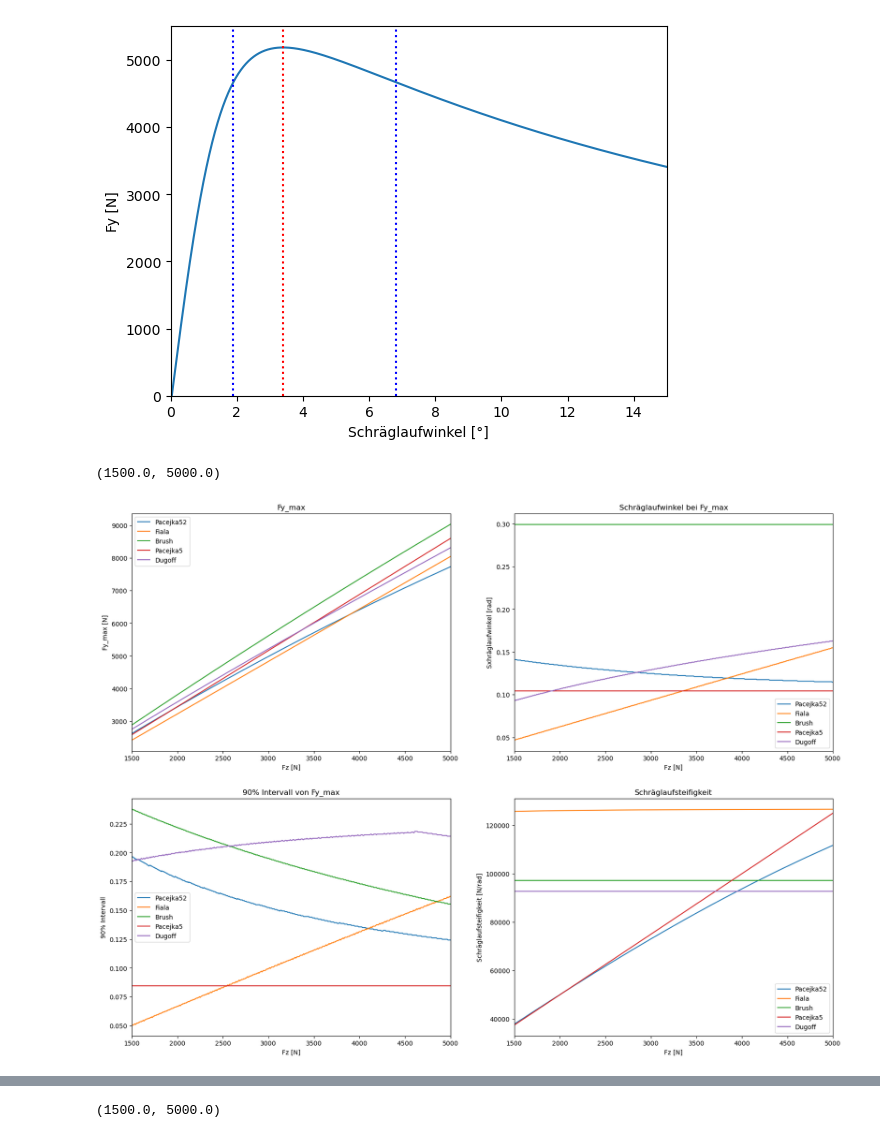
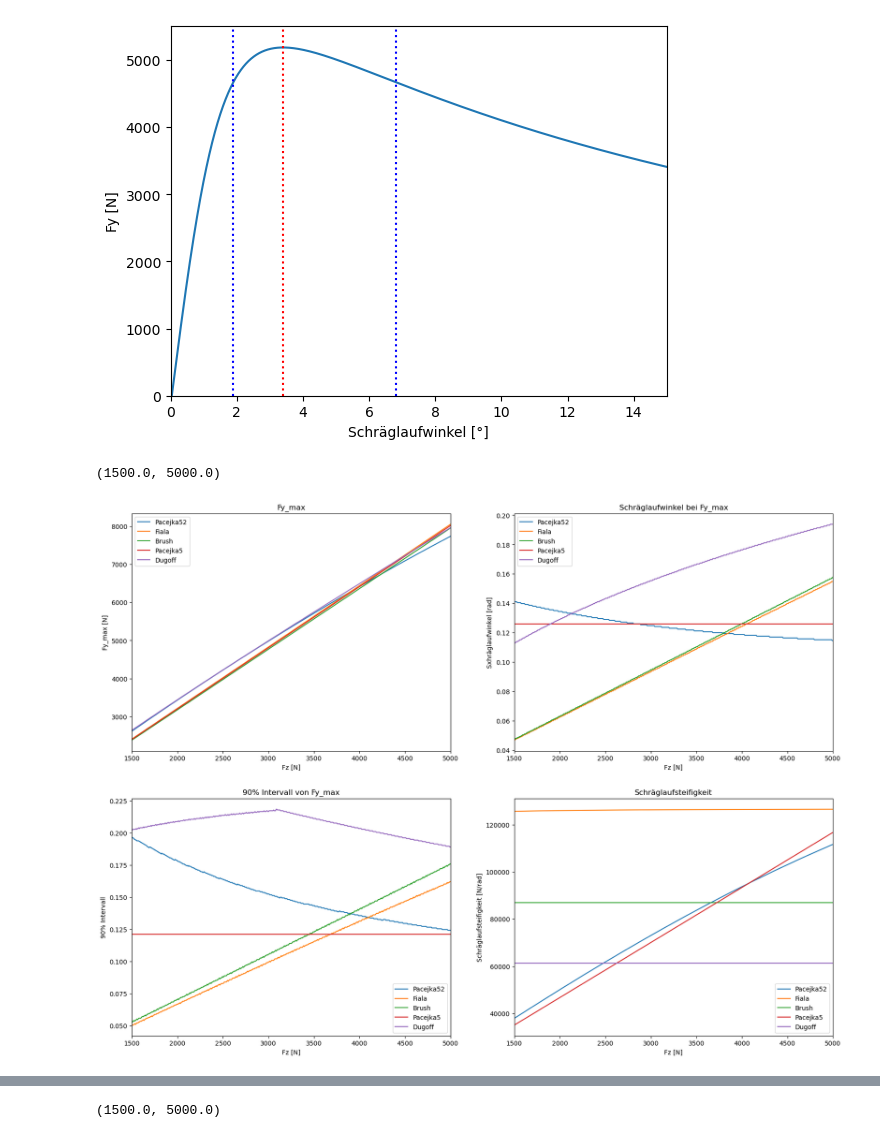
Before and after one commit to BenediktRuhland/SA-Tire-model, a Jupyter notebook: comparision/Fz_Plots.ipynb, the cells around one changed output, grey strips where cells are left out. Saved outputs shown, nothing was run; the diff lists cells and outputs as text; code cells hidden in the pictures.

```diff
--- a/comparision/Fz_Plots.ipynb
+++ b/comparision/Fz_Plots.ipynb
@@ -175,8 +175,8 @@ Fy_max_pa5 = np.zeros(len(Fz))
 Fy_max_dugoff = np.zeros(len(Fz))
 for j in range(len(Fz)):
     Fy_max_pa[j] = np.max(pa52.Pacejka52_lat(Fz[j],Sy,IA,Fz0)[0])
-    Fy_max_fiala[j] = np.max(fi.fiala_lat(Sy,Fz[j],pam.C_lat,pam.mu1,pam.mu2))
-    Fy_max_brush[j] = np.max(br.brush_lat(Sy, Fz[j], pam.mu_b_lat, pam.Ca_b_lat))
+    Fy_max_fiala[j] = np.max(fi.fiala_lat(Sy,Fz[j],pam.fi_C_lat,pam.fi_mu1,pam.fi_mu2))
+    Fy_max_brush[j] = np.max(br.brush_lat(Sy, Fz[j], pam.mu_b_lat, pam.Ca_b_lat, pam.lam_b_lat))
     Fy_max_pa5[j] = np.max(pa52.Pacejka5_lat_pa(Sy,Fz[j],pam.B_lat,pam.C_lat,pam.D_lat,pam.E_lat))
     Fy_max_dugoff[j] = np.max(du.dugoff_lat(Sx,Sy,Fz[j],pam.Cs_lat,pam.Ca_lat,pam.mu_lat))
 ax[0,0].plot(Fz,Fy_max_pa, label = 'Pacejka52')
@@ -198,8 +198,8 @@ Fy_max_pa5 = np.zeros(len(Fz))
 Fy_max_dugoff = np.zeros(len(Fz))
 for j in range(len(Fz)):
     Fy_max_pa[j] = np.argmax(pa52.Pacejka52_lat(Fz[j],Sy,IA,Fz0)[0])   / i * 0.3
-    Fy_max_fiala[j] = np.argmax(fi.fiala_lat(Sy,Fz[j],pam.C_lat,pam.mu1,pam.mu2))/ i * 0.3
-    Fy_max_brush[j] = np.argmax(br.brush_lat(Sy, Fz[j], pam.mu_b_lat, pam.Ca_b_lat))/ i * 0.3
+    Fy_max_fiala[j] = np.argmax(fi.fiala_lat(Sy,Fz[j],pam.fi_C_lat,pam.fi_mu1,pam.fi_mu2))/ i * 0.3
+    Fy_max_brush[j] = np.argmax(br.brush_lat(Sy, Fz[j], pam.mu_b_lat, pam.Ca_b_lat, pam.lam_b_lat))/ i * 0.3
     Fy_max_pa5[j] = np.argmax(pa52.Pacejka5_lat_pa(Sy,Fz[j],pam.B_lat,pam.C_lat,pam.D_lat,pam.E_lat))/ i * 0.33
     Fy_max_dugoff[j] = np.argmax(du.dugoff_lat(Sx,Sy,Fz[j],pam.Cs_lat,pam.Ca_lat,pam.mu_lat))/ i * 0.3
 ax[0,1].plot(Fz,Fy_max_pa, label = 'Pacejka52')
@@ -221,8 +221,8 @@ Fy_max_pa5 = np.zeros(len(Fz))
 Fy_max_dugoff = np.zeros(len(Fz))
 for j in range(len(Fz)):
     Fy_max_pa[j] = Fy_intervall(pa52.Pacejka52_lat(Fz[j],Sy,IA,Fz0)[0],Fz[j],0.9)[0]
-    Fy_max_fiala[j] = Fy_intervall(fi.fiala_lat(Sy,Fz[j],pam.C_lat,pam.mu1,pam.mu2),Fz[j],0.9)[0]
-    Fy_max_brush[j] = Fy_intervall(br.brush_lat(Sy, Fz[j], pam.mu_b_lat, pam.Ca_b_lat),Fz[j],0.9)[0]
+    Fy_max_fiala[j] = Fy_intervall(fi.fiala_lat(Sy,Fz[j],pam.fi_C_lat,pam.fi_mu1,pam.fi_mu2),Fz[j],0.9)[0]
+    Fy_max_brush[j] = Fy_intervall(br.brush_lat(Sy, Fz[j], pam.mu_b_lat, pam.Ca_b_lat, pam.lam_b_lat),Fz[j],0.9)[0]
     Fy_max_pa5[j] = Fy_intervall(pa52.Pacejka5_lat_pa(Sy,Fz[j],pam.B_lat,pam.C_lat,pam.D_lat,pam.E_lat),Fz[j],0.9)[0]
     Fy_max_dugoff[j] = Fy_intervall(du.dugoff_lat(Sx,Sy,Fz[j],pam.Cs_lat,pam.Ca_lat,pam.mu_lat),Fz[j],0.9)[0]
 ax[1,0].plot(Fz,Fy_max_pa, label = 'Pacejka52')
@@ -236,34 +236,34 @@ ax[1,0].set_ylabel('90% Intervall')
 ax[1,0].set_title('90% Intervall von Fy_max')
 ax[1,0].set_xlim(1500,5000)
 
 #Schräglaufsteifigkeit
 
 B_lat = -9.06434405
 C_lat = 1.60162373
 D_lat = -1.72069169
 E_lat = -0.80265574
 
 Fy_max_pa = np.zeros(len(Fz))
 Fy_max_fiala = np.zeros(len(Fz))
 Fy_max_brush = np.zeros(len(Fz))
 Fy_max_pa5 = np.zeros(len(Fz))
 Fy_max_dugoff = np.zeros(len(Fz))
 for j in range(len(Fz)):
     Fy_max_pa[j] = diff_Pacejka(pa52.Pacejka52_lat(Fz[j],Sy,IA,Fz0)[0],Sy)[0]
-    Fy_max_fiala[j] = diff_Pacejka(fi.fiala_lat(Sy,Fz[j],pam.C_lat,pam.mu1,pam.mu2),Sy)[0]
-    Fy_max_brush[j] = diff_Pacejka(br.brush_lat(Sy, Fz[j], pam.mu_b_lat, pam.Ca_b_lat),Sy)[0]
-    Fy_max_pa5[j] = diff_Pacejka(pa52.Pacejka5_lat_pa(Sy,Fz[j],B_lat,C_lat,D_lat,E_lat),Sy)[0]
+    Fy_max_fiala[j] = diff_Pacejka(fi.fiala_lat(Sy,Fz[j],pam.fi_C_lat,pam.fi_mu1,pam.fi_mu2),Sy)[0]
+    Fy_max_brush[j] = diff_Pacejka(br.brush_lat(Sy, Fz[j], pam.mu_b_lat, pam.Ca_b_lat, pam.lam_b_lat),Sy)[0]
+    Fy_max_pa5[j] = diff_Pacejka(pa52.Pacejka5_lat_pa(Sy,Fz[j],pam.B_lat,pam.C_lat,pam.D_lat,pam.E_lat),Sy)[0]
     Fy_max_dugoff[j] = diff_Pacejka(du.dugoff_lat(Sx,Sy,Fz[j],pam.Cs_lat,pam.Ca_lat,pam.mu_lat),Sy)[0]
 ax[1,1].plot(Fz,Fy_max_pa, label = 'Pacejka52')
 ax[1,1].plot(Fz,Fy_max_fiala, label = 'Fiala')
 ax[1,1].plot(Fz,Fy_max_brush, label = 'Brush')
 ax[1,1].plot(Fz,Fy_max_pa5, label = 'Pacejka5')
 ax[1,1].plot(Fz,Fy_max_dugoff, label = 'Dugoff')
 ax[1,1].legend()
 ax[1,1].set_xlabel('Fz [N]')
 ax[1,1].set_ylabel('Schräglaufsteifigkeit [N/rad]')
 ax[1,1].set_title('Schräglaufsteifigkeit')
 ax[1,1].set_xlim(1500,5000)
 # %% [output]
 (1500.0, 5000.0)
-[figure, old version]
+[figure, new version]
```
Also changed, not shown: parts of 2 cells of this notebook, 3 other files.
